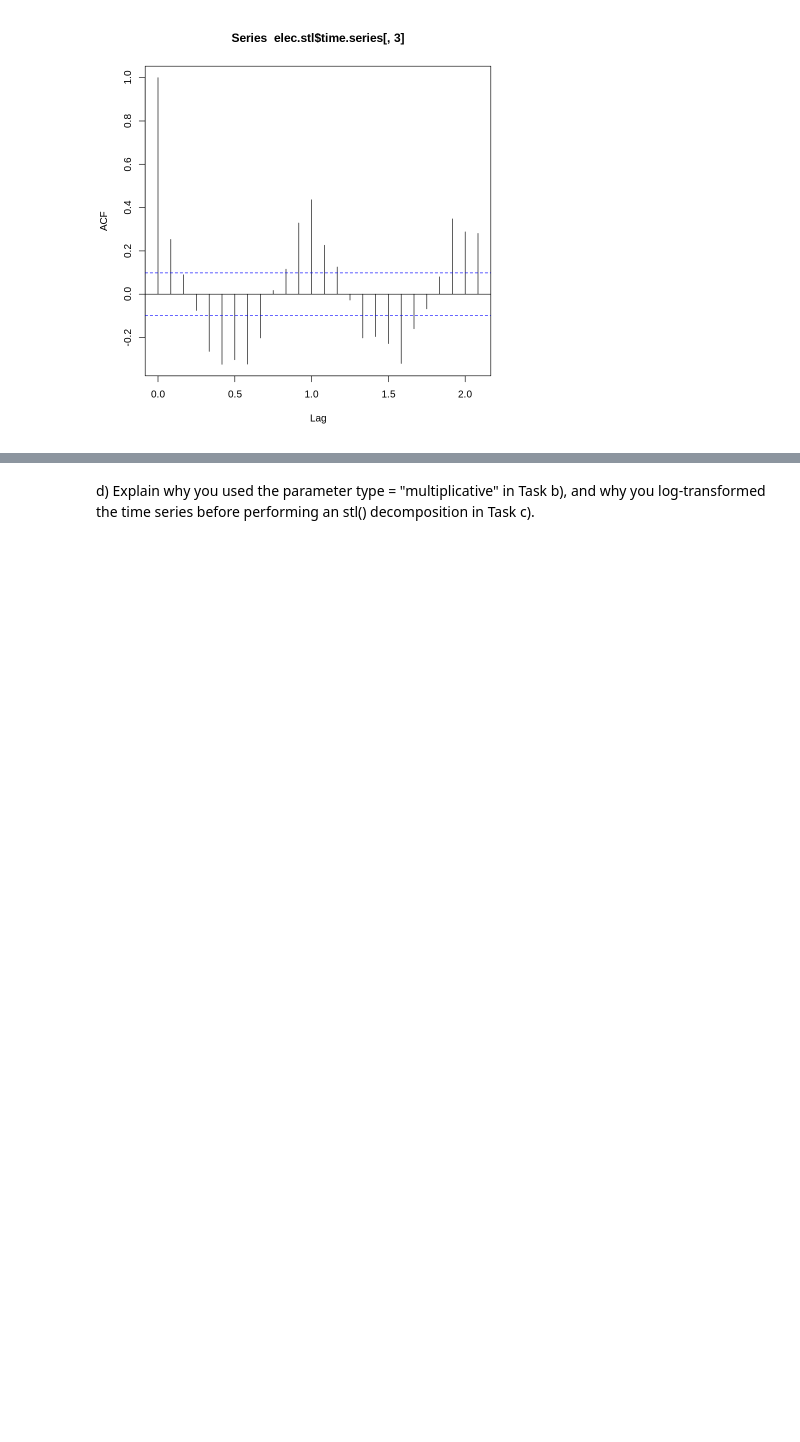
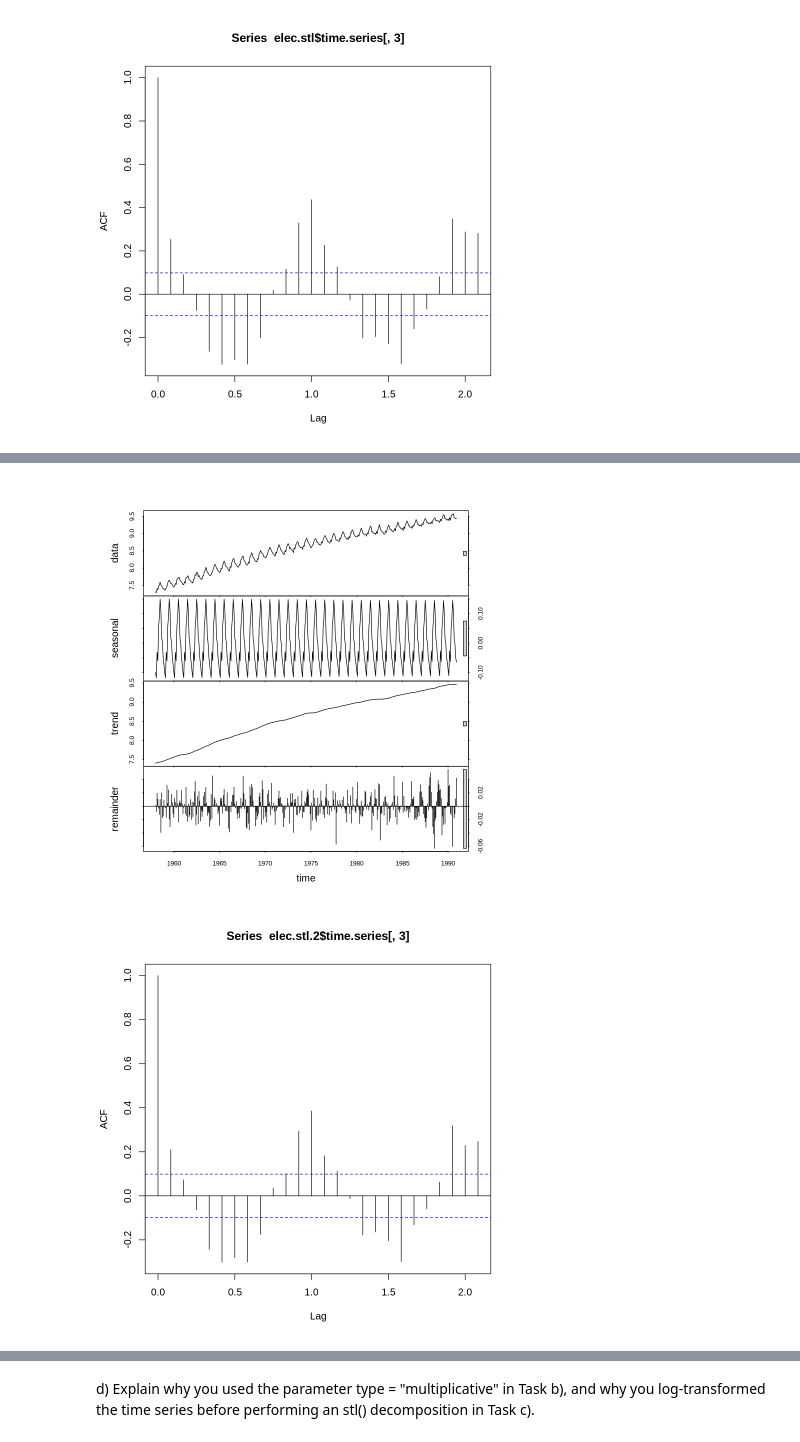
Before and after one commit to philippdrebes/MSCIDS_RTP02, a Jupyter notebook: exercises/exercise03.ipynb, the cells around one changed output, grey strips where cells are left out. Drawn from its saved outputs; the diff is of its cells as text; code cells hidden in the pictures; blank space fills up the shorter version.

```diff
--- a/exercises/exercise03.ipynb
+++ b/exercises/exercise03.ipynb
@@ -110 +112,8 @@ acf(elec.stl.2$time.series[,3])
+# %%
+elec.stl.2 <- stl(log(elec.ts), s.window = 61)
+plot(elec.stl.2)
+acf(elec.stl.2$time.series[,3])
+# %% [output]
+[figure, added]
+[figure, added]
 # %% [markdown]
```
Also changed, not shown: parts of 6 cells of this notebook.
